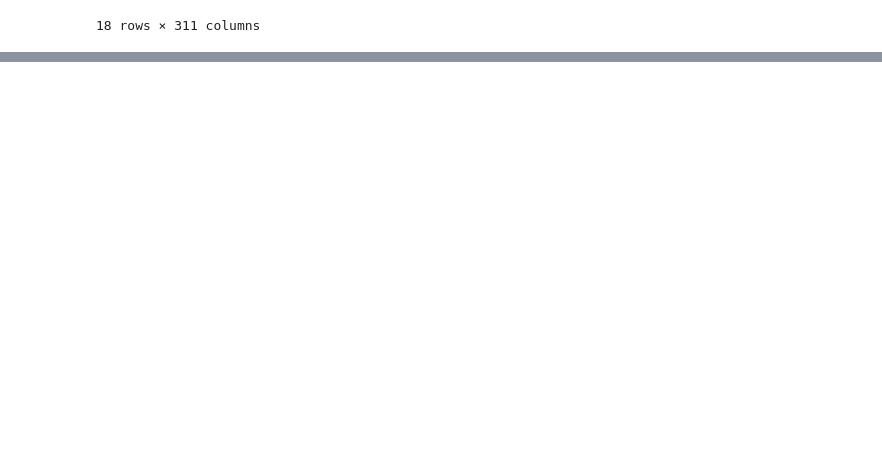
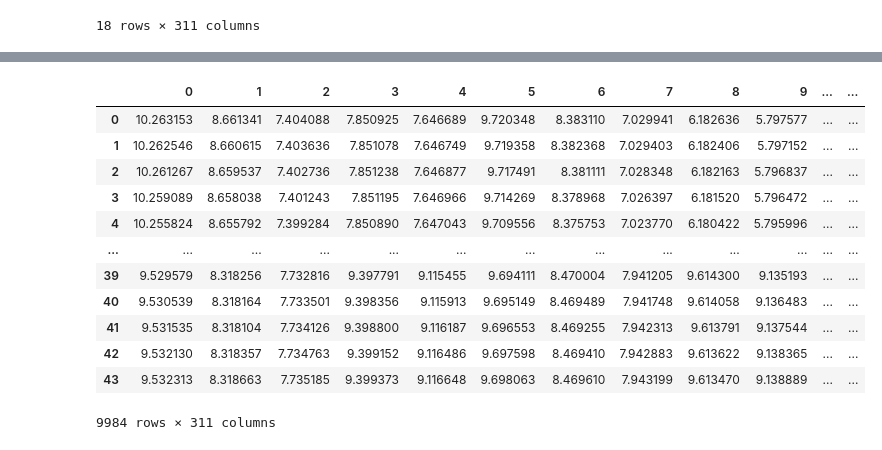
Before and after one commit to maxzimmo/final_project_EEG, a Jupyter notebook: notebooks/added_Y_emotional_label.ipynb, the cells around one changed output, grey strips where cells are left out. Saved outputs shown, nothing was run; the diff lists cells and outputs as text; code cells hidden in the pictures; blank space fills up the shorter version.

Commit message:
trained data

```diff
--- a/notebooks/added_Y_emotional_label.ipynb
+++ b/notebooks/added_Y_emotional_label.ipynb
@@ -139,0 +319,4 @@ dataframes_emotion_label[0]
+# %%
+for i in range(45):
+    unique_values = np.unique(label[i])
+    print(f"Unique values for y label {i}: {unique_values}")
@@ -139,0 +341,54 @@ dataframes_emotion_label[0]
+# %%
+def splitdata(data, label, ntrainbatch):
+    nbatch = ntrainbatch-1
+    trainframes = []
+    testframes = []
+    for i in range(45):
+        if i % 15-1 < nbatch:
+            trainframes.append(
+                pd.concat([pd.DataFrame(data[i]), pd.DataFrame(label[i])], axis=1))
+        if i % 15 > nbatch:
+            testframes.append(
+                pd.concat([pd.DataFrame(data[i]), pd.DataFrame(label[i])], axis=1))
+    train = pd.concat(trainframes)
+    test = pd.concat(testframes)
+    return train, test
+
+def fulldf(nsubjects=16):
+    # 'Files must be labelled as {subject#}_123.npz’ and should be inside a Data folder within the Project'
+    data16 = {}
+    label16 = {}
+    Xytrain16_list = []
+    Xytest16_list = []
+    for i in range(1, nsubjects+1):
+        # Load all 16 files data into a Dict named ‘i_123.npz’ using a for loop
+        data16[i] = pickle.loads(np.load(f'../data/{i}_123.npz')['data'])
+        label16[i] = pickle.loads(np.load(f'../data/{i}_123.npz')['label'])
+    for i in range(1, 17):
+        # apply all data to the splitdata func to create lists of DFs
+        X, y = splitdata(data16[i], label16[i], 10)
+        Xytrain16_list.append(X)
+        Xytest16_list.append(y)
+    # create a unified DF from every list with pd.concat(trainframes)
+    Xytrain16_DF = pd.concat(Xytrain16_list)
+    Xytest16_DF = pd.concat(Xytest16_list)
+    return Xytrain16_DF, Xytest16_DF
+
+
+Xytrain16_DF, Xytest16_DF = fulldf()
+# %%
+Xytest16_DF
+# %% [output]
+|  | 0 | 1 | 2 | 3 | 4 | 5 | 6 | 7 | 8 | 9 | ... | ... |
+| 0 | 10.263153 | 8.661341 | 7.404088 | 7.850925 | 7.646689 | 9.720348 | 8.383110 | 7.029941 | 6.182636 | 5.797577 | ... | ... |
+| 1 | 10.262546 | 8.660615 | 7.403636 | 7.851078 | 7.646749 | 9.719358 | 8.382368 | 7.029403 | 6.182406 | 5.797152 | ... | ... |
+| 2 | 10.261267 | 8.659537 | 7.402736 | 7.851238 | 7.646877 | 9.717491 | 8.381111 | 7.028348 | 6.182163 | 5.796837 | ... | ... |
+| 3 | 10.259089 | 8.658038 | 7.401243 | 7.851195 | 7.646966 | 9.714269 | 8.378968 | 7.026397 | 6.181520 | 5.796472 | ... | ... |
+| 4 | 10.255824 | 8.655792 | 7.399284 | 7.850890 | 7.647043 | 9.709556 | 8.375753 | 7.023770 | 6.180422 | 5.795996 | ... | ... |
+| ... | ... | ... | ... | ... | ... | ... | ... | ... | ... | ... | ... | ... |
+| 39 | 9.529579 | 8.318256 | 7.732816 | 9.397791 | 9.115455 | 9.694111 | 8.470004 | 7.941205 | 9.614300 | 9.135193 | ... | ... |
+| 40 | 9.530539 | 8.318164 | 7.733501 | 9.398356 | 9.115913 | 9.695149 | 8.469489 | 7.941748 | 9.614058 | 9.136483 | ... | ... |
+| 41 | 9.531535 | 8.318104 | 7.734126 | 9.398800 | 9.116187 | 9.696553 | 8.469255 | 7.942313 | 9.613791 | 9.137544 | ... | ... |
+| 42 | 9.532130 | 8.318357 | 7.734763 | 9.399152 | 9.116486 | 9.697598 | 8.469410 | 7.942883 | 9.613622 | 9.138365 | ... | ... |
+| 43 | 9.532313 | 8.318663 | 7.735185 | 9.399373 | 9.116648 | 9.698063 | 8.469610 | 7.943199 | 9.613470 | 9.138889 | ... | ... |
+9984 rows × 311 columns
```
Also changed, not shown: parts of 20 cells of this notebook, 2 other files.
